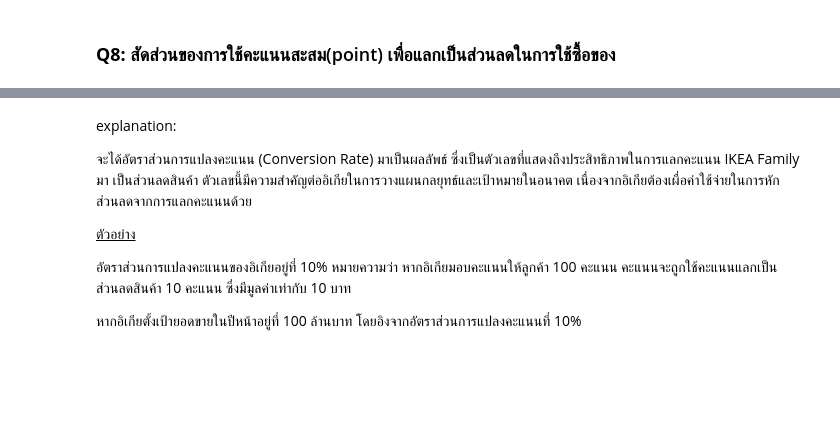
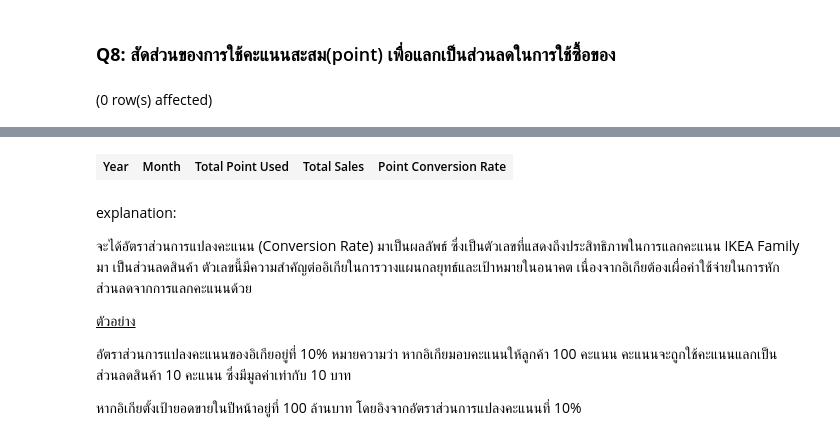
Before and after one commit to punnnnnnnnn/DB-IKEA, a Jupyter notebook: report-db-ikea-hk.ipynb, the cells around one changed output, grey strips where cells are left out. Cells and saved outputs as stored; diff of their text form; code cells hidden in the pictures; blank space fills up the shorter version.

```diff
--- a/report-db-ikea-hk.ipynb
+++ b/report-db-ikea-hk.ipynb
@@ -462,15 +462,17 @@ WITH tmp AS (
     SELECT EXTRACT(YEAR FROM o."order_date") "Year",
         EXTRACT(MONTH FROM o."order_date") "Month",
         SUM(CASE WHEN pl."movement" < 0 THEN pl."movement" ELSE 0 END) "Total Point Used",
-        SUM(po."qty" * ph."price") "Total Sales"
+        SUM(po."qty" * ph."normal_price") "Total Sales"
     FROM public."PointLog" pl
-    LEFT JOIN public."Order" o ON o."order_id" = pl."remark"
+    LEFT JOIN public."Order" o ON o."order_id" = pl."order_id"
     LEFT JOIN public."ProductOrder" po ON po."order_id" = o."order_id"
     LEFT JOIN public."PriceHistory" ph ON ph."product_id" = po."product_id"
-    WHERE o."order_date" BETWEEN ph."start_date" AND COLEASE(ph."end_date", '9999-12-31')
+    WHERE o."order_date" BETWEEN ph."start_date" AND COALESCE(ph."end_date", '9999-12-31')
     GROUP BY "Year", "Month"
 )
 
 SELECT *,
-    TO_CHAR("Total Sales"::DECIMAL / "Total Point Used"::DECIMAL * 100, '999,999.99') | '%' "Point Conversion Rate"
+    TO_CHAR("Total Sales"::DECIMAL / "Total Point Used"::DECIMAL * 100, '999,999.99') || '%' "Point Conversion Rate"
 FROM tmp
+# %% [output]
+(0 row(s) affected)
@@ -477,3 +480,4 @@ FROM tmp
+| Year | Month | Total Point Used | Total Sales | Point Conversion Rate |
 # %% [markdown]
 
 explanation:
```
Also changed, not shown: parts of 1 cell of this notebook.
